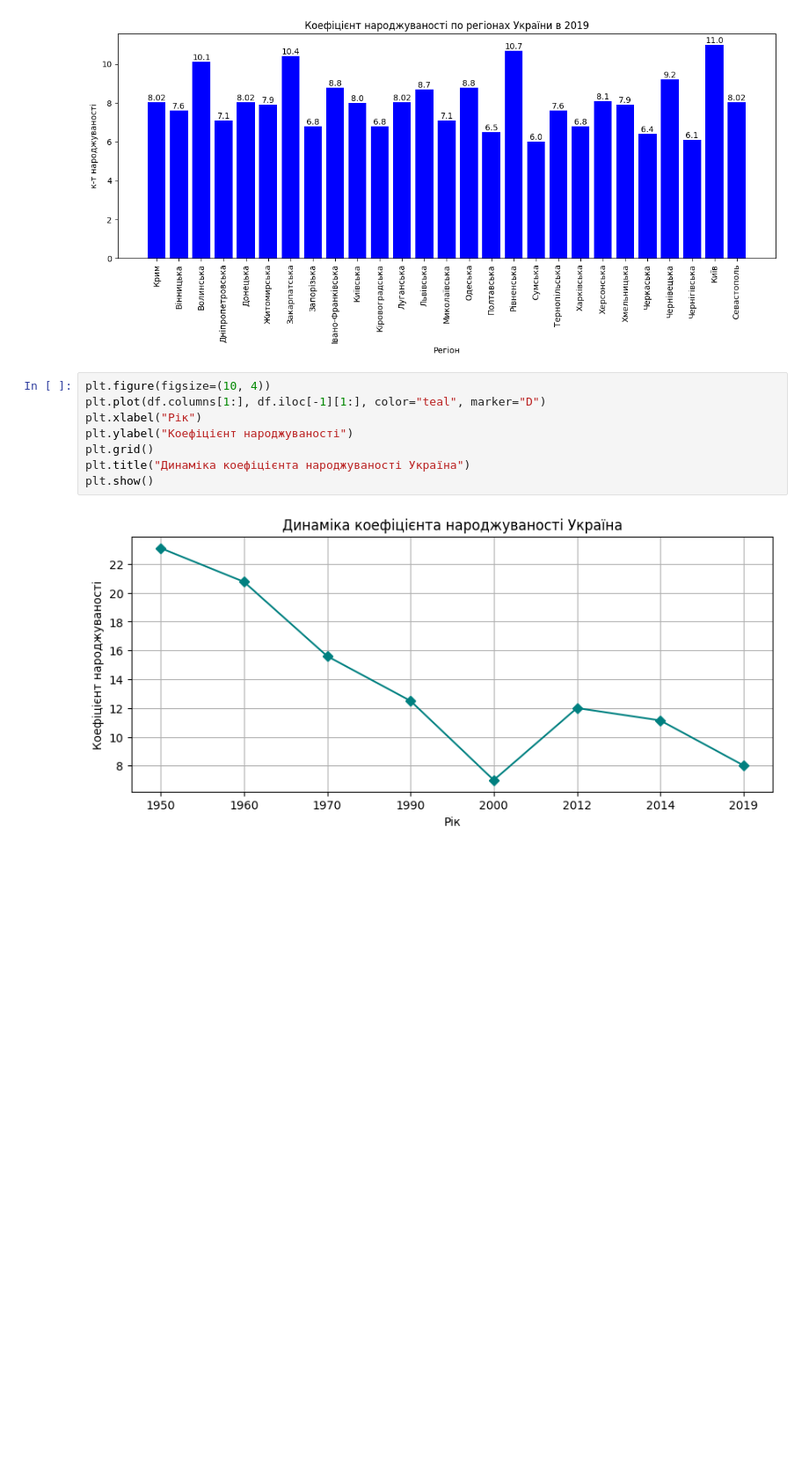
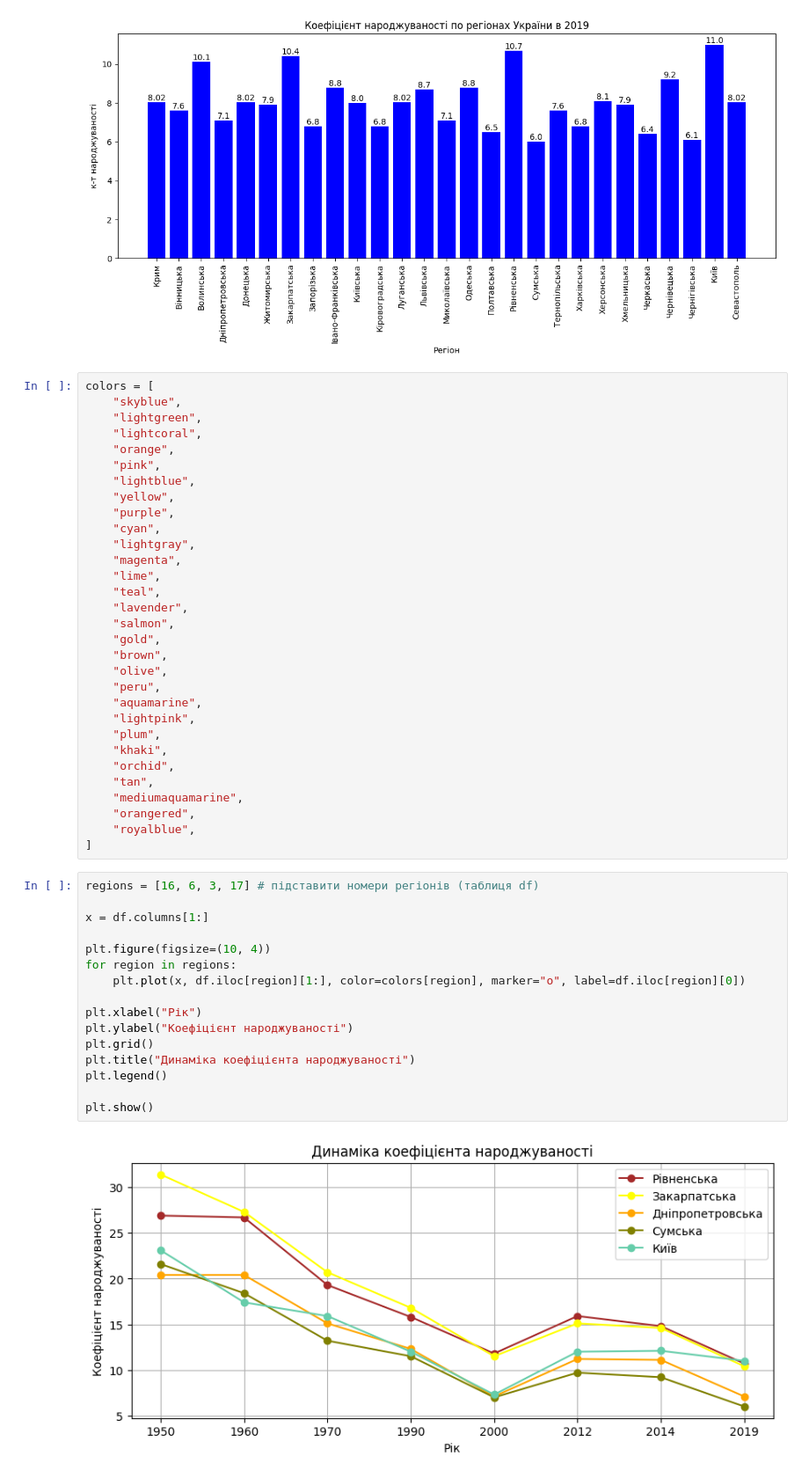
Before and after one commit to KyryloChalov/DS, a Jupyter notebook: HW_02/Hw2.1.ipynb, the cells around one changed output. Shown at 88% size. Cells and saved outputs as stored; diff of their text form; blank space fills up the shorter version.

Commit message:
feat improved "Динаміка коефіцієнта народжуваності"

```diff
--- a/HW_02/Hw2.1.ipynb
+++ b/HW_02/Hw2.1.ipynb
@@ -222,13 +232,52 @@ for bar in bars:
 plt.show()
 # %% [output]
 [figure]
+# %%
+colors = [
+    "skyblue",
+    "lightgreen",
+    "lightcoral",
+    "orange",
+    "pink",
+    "lightblue",
+    "yellow",
+    "purple",
+    "cyan",
+    "lightgray",
+    "magenta",
+    "lime",
+    "teal",
+    "lavender",
+    "salmon",
+    "gold",
+    "brown",
+    "olive",
+    "peru",
+    "aquamarine",
+    "lightpink",
+    "plum",
+    "khaki",
+    "orchid",
+    "tan",
+    "mediumaquamarine",
+    "orangered",
+    "royalblue",
+]
 # %%
+regions = [16, 6, 3, 17] # підставити номери регіонів (таблиця df)
+
+x = df.columns[1:]
+
 plt.figure(figsize=(10, 4))
-plt.plot(df.columns[1:], df.iloc[-1][1:], color="teal", marker="D")
+for region in regions:
+    plt.plot(x, df.iloc[region][1:], color=colors[region], marker="o", label=df.iloc[region][0])
+
 plt.xlabel("Рік")
 plt.ylabel("Коефіцієнт народжуваності")
 plt.grid()
-plt.title("Динаміка коефіцієнта народжуваності Україна")
+plt.title("Динаміка коефіцієнта народжуваності")
+plt.legend()
+
 plt.show()
 # %% [output]
-[figure, old version]
+[figure, new version]
```
Also changed, not shown: parts of 2 cells of this notebook.
